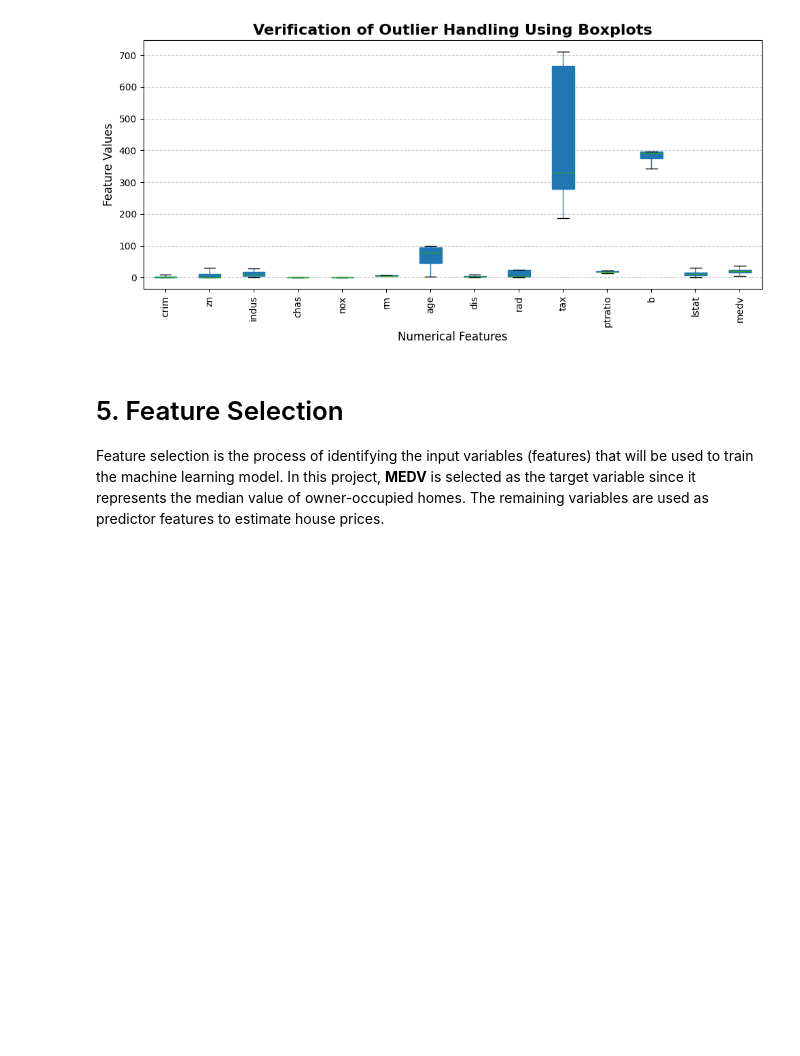
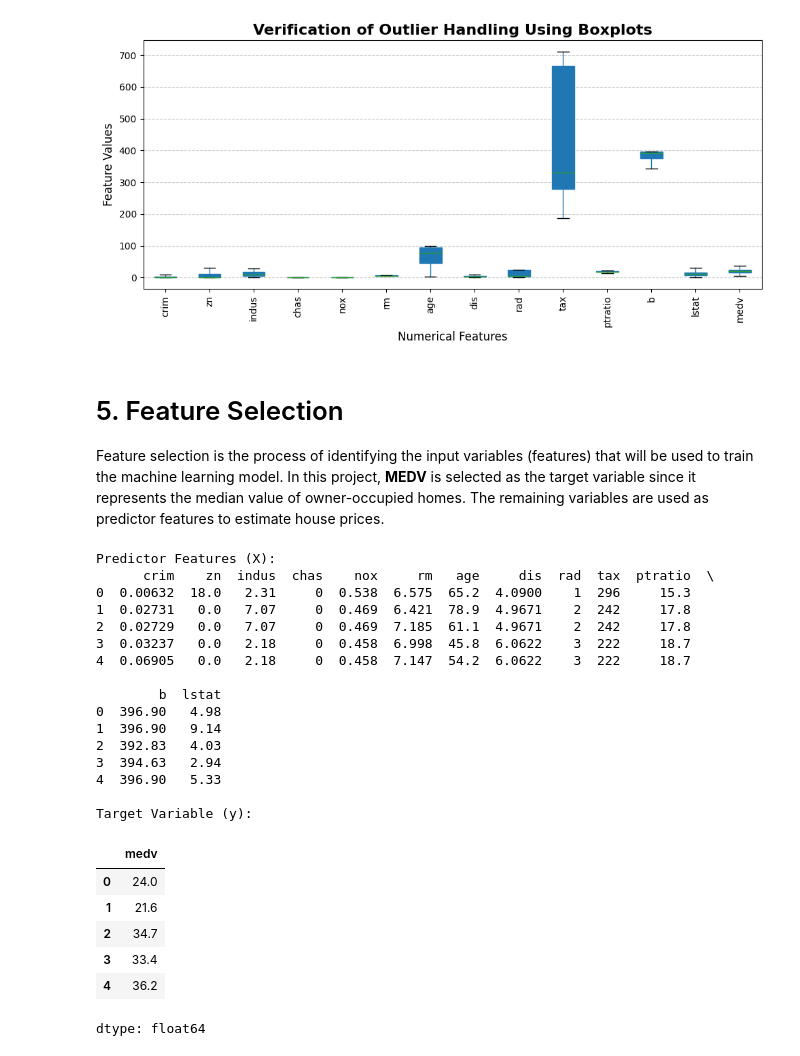
Before and after one commit to Clinton1029/Bostonhousing1, a Jupyter notebook: Bostonhousing.ipynb, the cells around one changed output. Saved outputs shown, nothing was run; the diff lists cells and outputs as text; code cells hidden in the pictures; blank space fills up the shorter version.

```diff
--- a/Bostonhousing.ipynb
+++ b/Bostonhousing.ipynb
@@ -470,3 +470,57 @@ plt.show()
 # 5. Feature Selection
 
 Feature selection is the process of identifying the input variables (features) that will be used to train the machine learning model. In this project, **MEDV** is selected as the target variable since it represents the median value of owner-occupied homes. The remaining variables are used as predictor features to estimate house prices.
+# %%
+# Select the predictor features
+X = df[
+    [
+        "crim",
+        "zn",
+        "indus",
+        "chas",
+        "nox",
+        "rm",
+        "age",
+        "dis",
+        "rad",
+        "tax",
+        "ptratio",
+        "b",
+        "lstat"
+    ]
+]
+
+# Select the target variable
+y = df["medv"]
+
+# Display the predictor features
+print("Predictor Features (X):")
+print(X.head())
+
+# Display the target variable
+print("\nTarget Variable (y):")
+y.head()
+# %% [output]
+Predictor Features (X):
+      crim    zn  indus  chas    nox     rm   age     dis  rad  tax  ptratio  \
+0  0.00632  18.0   2.31     0  0.538  6.575  65.2  4.0900    1  296     15.3
+1  0.02731   0.0   7.07     0  0.469  6.421  78.9  4.9671    2  242     17.8
+2  0.02729   0.0   7.07     0  0.469  7.185  61.1  4.9671    2  242     17.8
+3  0.03237   0.0   2.18     0  0.458  6.998  45.8  6.0622    3  222     18.7
+4  0.06905   0.0   2.18     0  0.458  7.147  54.2  6.0622    3  222     18.7
+
+        b  lstat
+0  396.90   4.98
+1  396.90   9.14
+2  392.83   4.03
+3  394.63   2.94
+4  396.90   5.33
+
+Target Variable (y):
+|  | medv |
+| 0 | 24.0 |
+| 1 | 21.6 |
+| 2 | 34.7 |
+| 3 | 33.4 |
+| 4 | 36.2 |
+dtype: float64
```
